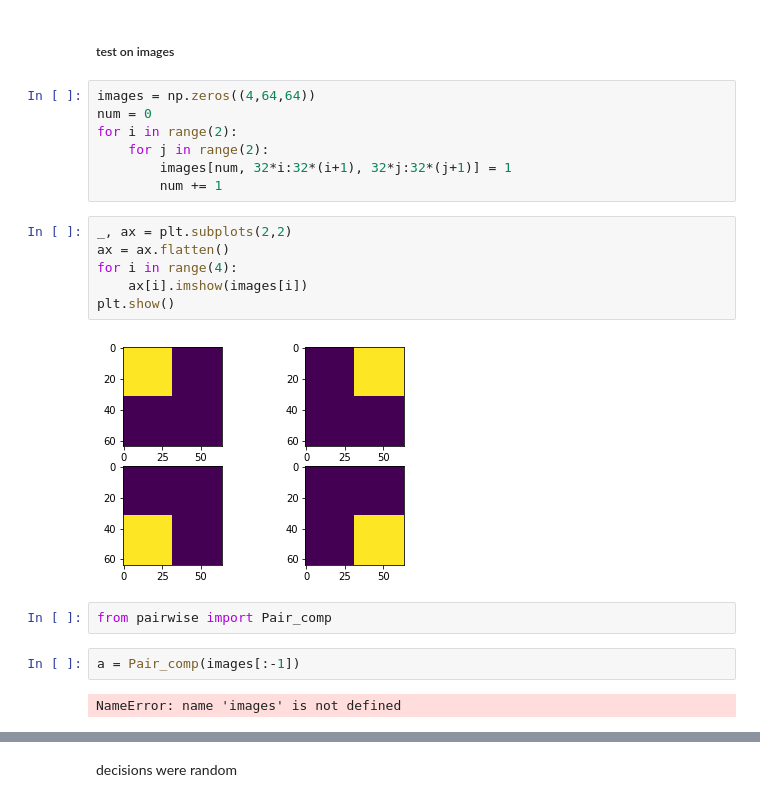
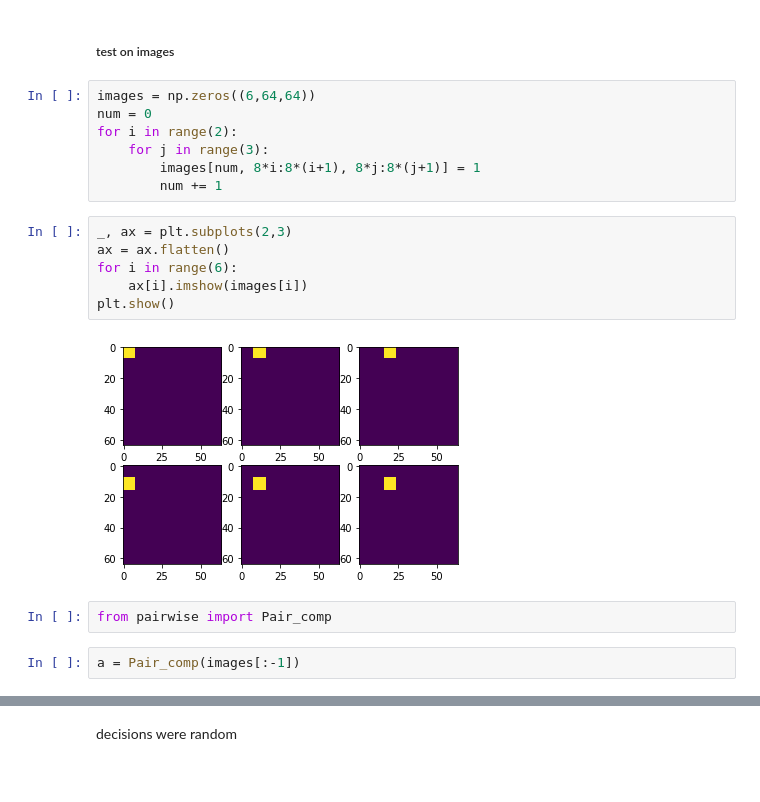
Before and after one commit to dmitrysarov/pairwise, a Jupyter notebook: notebook_exp.ipynb, the cells around one changed output, grey strips where cells are left out. Cells and saved outputs as stored; diff of their text form.

```diff
--- a/notebook_exp.ipynb
+++ b/notebook_exp.ipynb
@@ -277,26 +277,24 @@ Object 3: [3]
 # %% [markdown]
 ##### test on images
 # %%
-images = np.zeros((4,64,64))
+images = np.zeros((6,64,64))
 num = 0
 for i in range(2):
-    for j in range(2):
-        images[num, 32*i:32*(i+1), 32*j:32*(j+1)] = 1
+    for j in range(3):
+        images[num, 8*i:8*(i+1), 8*j:8*(j+1)] = 1
         num += 1
 # %%
-_, ax = plt.subplots(2,2)
+_, ax = plt.subplots(2,3)
 ax = ax.flatten()
-for i in range(4):
+for i in range(6):
     ax[i].imshow(images[i])
 plt.show()
 # %% [output]
-[figure, old version]
+[figure, new version]
 # %%
 from pairwise import Pair_comp
 # %%
 a = Pair_comp(images[:-1])
-# %% [output]
-NameError: name 'images' is not defined
 # %%
 a.compare_samples()
 # %% [output]
```
Also changed, not shown: parts of 7 cells of this notebook, 1 other file.
